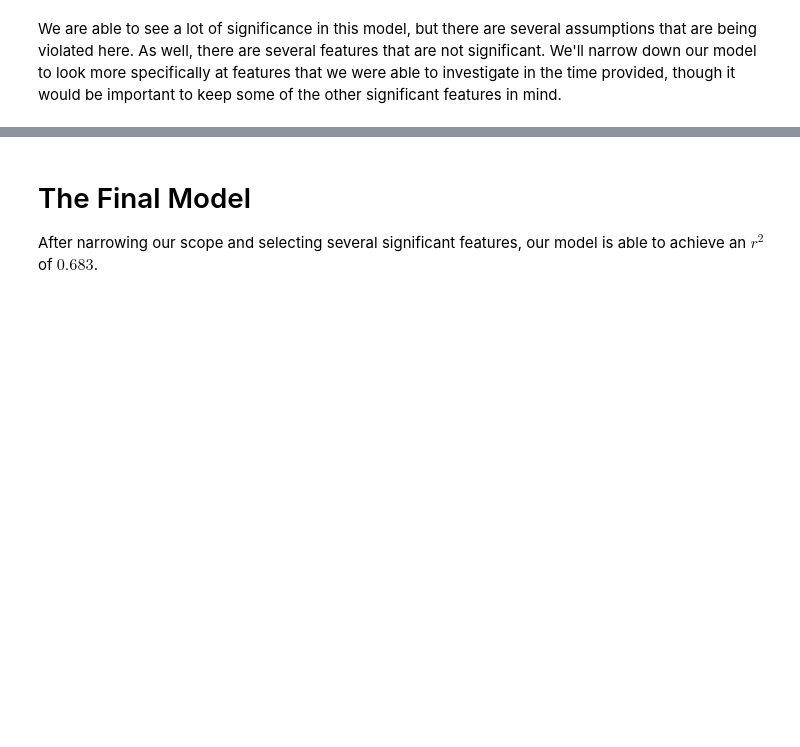
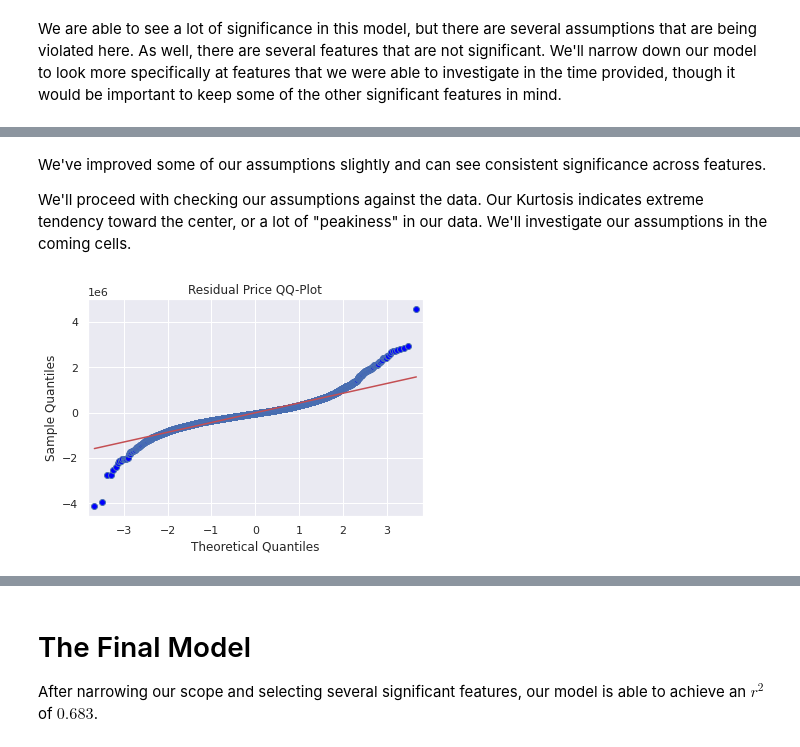
Before and after one commit to ParkedHampster/Modeled_Homes-Phase_2, a Jupyter notebook: index.ipynb, the cells around one changed output, grey strips where cells are left out. Saved outputs shown, nothing was run; the diff lists cells and outputs as text; code cells hidden in the pictures; blank space fills up the shorter version.

Commit message:
make near-ready changes to final notebook add assumption checks and descriptions

```diff
--- a/index.ipynb
+++ b/index.ipynb
@@ -934,3 +930,7 @@ Kurtosis:                 11.000            Condition No.:             59949
 ================================================================================
 * The condition number is large (6e+04). This might indicate             strong
 multicollinearity or other numerical problems.
+# %% [markdown]
+We've improved some of our assumptions slightly and can see consistent significance across features.
+
+We'll proceed with checking our assumptions against the data. Our Kurtosis indicates extreme tendency toward the center, or a lot of "peakiness" in our data. We'll investigate our assumptions in the coming cells.
@@ -936,0 +940,8 @@ multicollinearity or other numerical problems.
+# %%
+fig, ax = plt.subplots()
+sm.qqplot(prices_resids, line='r', ax=ax);
+ax.set(
+    title="Residual Price QQ-Plot"
+);
+# %% [output]
+[figure, added]
```
Also changed, not shown: parts of 23 cells of this notebook.
